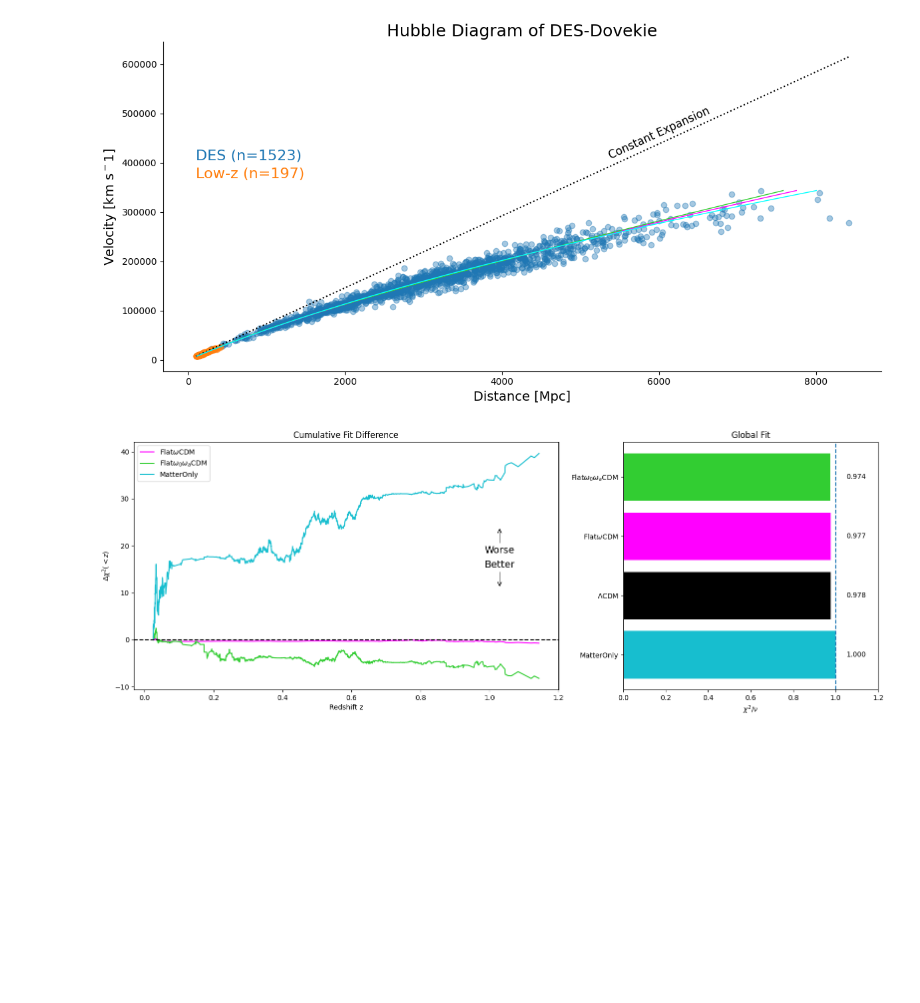
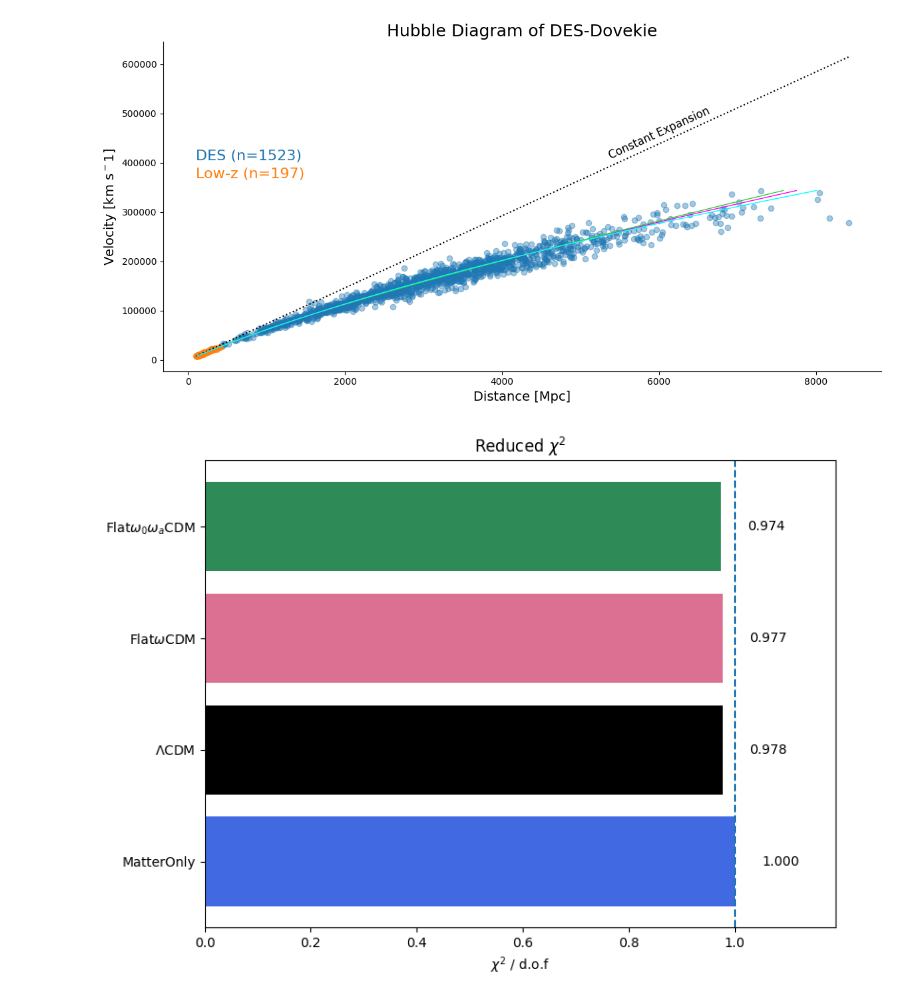
Before and after one commit to MagicalBean/DES_MCMC, a Jupyter notebook: analysis.ipynb, the cells around one changed output. Drawn from its saved outputs; the diff is of its cells as text; code cells hidden in the pictures; blank space fills up the shorter version.

Commit message:
Remove cumsum plot

```diff
--- a/analysis.ipynb
+++ b/analysis.ipynb
@@ -387,79 +387,37 @@ df['mu_fw0wa'] = model_median(fw0wa_sampler.burned, fw0wa_sampler.mu_model_corre
 df['mu_monly'] = model_median(monly_sampler.burned[['H_0', 'Om_m']], monly_sampler.mu_model_corrected, df['zHD'])
 
 # chi^2 for each model
-df['chi2_lcdm'] = (((df["MU"] - df["mu_lcdm"]) / df["MUERR"])**2)
-df['chi2_fwcdm'] = (((df["MU"] - df["mu_fwcdm"]) / df["MUERR"])**2)
-df['chi2_fw0wa'] = (((df["MU"] - df["mu_fw0wa"]) / df["MUERR"])**2)
-df['chi2_monly'] = (((df["MU"] - df["mu_monly"]) / df["MUERR"])**2)
+chi2_lcdm = (((df["MU"] - df["mu_lcdm"]) / df["MUERR"])**2).sum()
+chi2_fwcdm = (((df["MU"] - df["mu_fwcdm"]) / df["MUERR"])**2).sum()
+chi2_fw0wa = (((df["MU"] - df["mu_fw0wa"]) / df["MUERR"])**2).sum()
+chi2_monly = (((df["MU"] - df["mu_monly"]) / df["MUERR"])**2).sum()
 
-# cumulative sum of chi^2 for each model
-df['cum_chi2_lcdm'] =  df['chi2_lcdm'].cumsum()
-df['cum_chi2_fwcdm'] = df['chi2_fwcdm'].cumsum()
-df['cum_chi2_fw0wa'] = df['chi2_fw0wa'].cumsum()
-df['cum_chi2_monly'] = df['chi2_monly'].cumsum()
+# degrees of freedom = (# of samples) - (# of parameters)
+red_chi2_lcdm  = chi2_lcdm / (len(df) - lcdm_sampler.model.ndim)
+red_chi2_fwcdm = chi2_fwcdm / (len(df) - fwcdm_sampler.model.ndim)
+red_chi2_fw0wa = chi2_fw0wa / (len(df) - fw0wa_sampler.model.ndim)
+red_chi2_monly = chi2_monly / (len(df) - monly_sampler.model.ndim)
 # %%
-# degrees of freedom = (# of samples) - (# of parameters)
-chi2_lcdm  = df['chi2_lcdm'].sum() / (len(df) - lcdm_sampler.model.ndim)
-chi2_fwcdm = df['chi2_fwcdm'].sum() / (len(df) - fwcdm_sampler.model.ndim)
-chi2_fw0wa = df['chi2_fw0wa'].sum() / (len(df) - fw0wa_sampler.model.ndim)
-chi2_monly = df['chi2_monly'].sum() / (len(df) - monly_sampler.model.ndim)
 
 results = pd.DataFrame({
     'model': ['$\Lambda$CDM', 'Flat$\omega$CDM', 'Flat$\omega_0\omega_a$CDM', 'MatterOnly'],
-    # 'chi2': [df['chi2_lcdm'].sum(), df['chi2_fwcdm'].sum(), df['chi2_fw0wa'].sum(), df['chi2_monly'].sum()],
-    'red_chi2': [chi2_lcdm, chi2_fwcdm, chi2_fw0wa, chi2_monly]
+    'red_chi2': [red_chi2_lcdm, red_chi2_fwcdm, red_chi2_fw0wa, red_chi2_monly]
 })
 
-# cumulative sum DELTA to lambda CDM model
-df[f"d_cum_fwcdm"] = df[f"cum_chi2_fwcdm"] - df[f"cum_chi2_lcdm"]
-df[f"d_cum_fw0wa"] = df[f"cum_chi2_fw0wa"] - df[f"cum_chi2_lcdm"]
-df[f"d_cum_monly"] = df[f"cum_chi2_monly"] - df[f"cum_chi2_lcdm"]
-
-fig, (ax1, ax2) = plt.subplots(1, 2, figsize=(16, 6), gridspec_kw={'width_ratios': [2.5, 1.5]})
-
-# delta cumulative chi^2
-ax1.plot(df['zHD'], df['d_cum_fwcdm'], color='magenta', label='Flat$\omega$CDM')
-ax1.plot(df['zHD'], df['d_cum_fw0wa'], color='limegreen', label='Flat$\omega_0\omega_a$CDM')
-ax1.plot(df['zHD'], df['d_cum_monly'], color='tab:cyan', label='MatterOnly')
-
-ax1.annotate(
-    'Worse',
-    xy=(df['zHD'].max()*0.9, 24),
-    xytext=(df['zHD'].max()*0.9, 18),
-    arrowprops=dict(arrowstyle='->'),
-    ha='center',
-    va='bottom',
-    size=14
-)
-
-ax1.annotate(
-    'Better',
-    xy=(df['zHD'].max()*0.9, 11),
-    xytext=(df['zHD'].max()*0.9, 17),
-    arrowprops=dict(arrowstyle='->'),
-    ha="center",
-    va='top',
-    size=14
-)
-
-ax1.axhline(0, linestyle="--", color='black')
-ax1.set_xlabel("Redshift z")
-ax1.set_ylabel(r"$\Delta \chi^2(<z)$")
-ax1.set_title("Cumulative Fit Difference")
-ax1.legend()
+fig, ax = plt.subplots(figsize=(8, 6))
 
 results = results.sort_values('red_chi2', ascending=False)
-ax2.barh(results['model'], results['red_chi2'], color=['tab:cyan', 'black', 'magenta', 'limegreen'])
+ax.barh(results['model'], results['red_chi2'], color=['royalblue', 'black', 'palevioletred', 'seagreen'])
 
-ax2.axvline(1, linestyle="--")
-ax2.set_xlabel(r"$\chi^2 / \nu$")
-ax2.set_title("Global Fit")
-ax2.set_xlim(0, 1.2)
+ax.axvline(1, linestyle="--")
+ax.set_xlabel(r"$\chi^2$ / d.o.f")
+ax.set_title("Reduced $\chi^2$")
+ax.set_xlim(0, 1.19)
 
 for i, v in enumerate(results["red_chi2"]):
-    ax2.text(1.05, i, f"{v:.3f}", va='center')
+    ax.text(v + 0.05, i, f"{v:.3f}", va='center')
 
 plt.tight_layout()
 plt.show()
 # %% [output]
-[figure, old version]
+[figure, new version]
```
Also changed, not shown: parts of 2 cells of this notebook.
